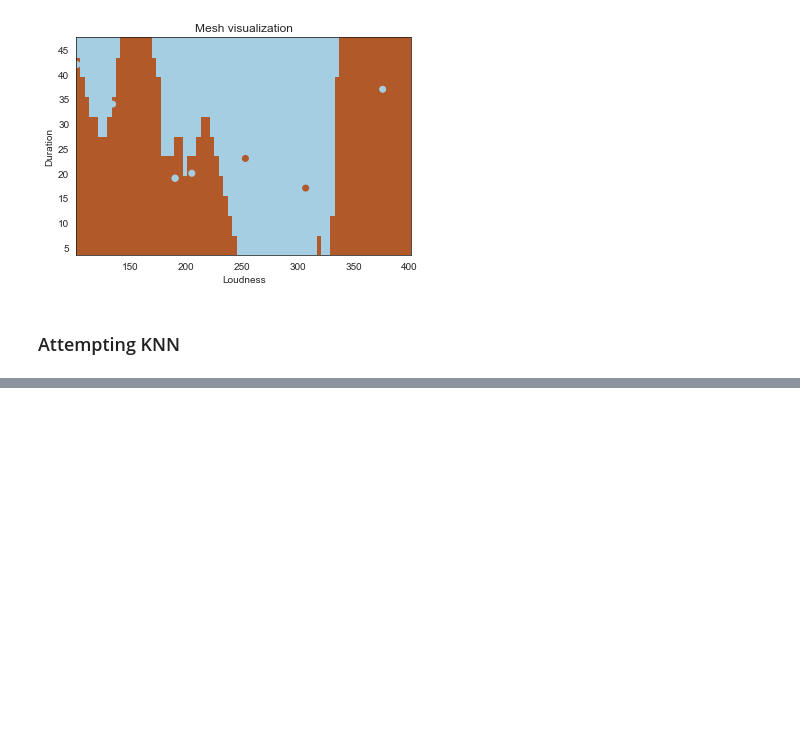
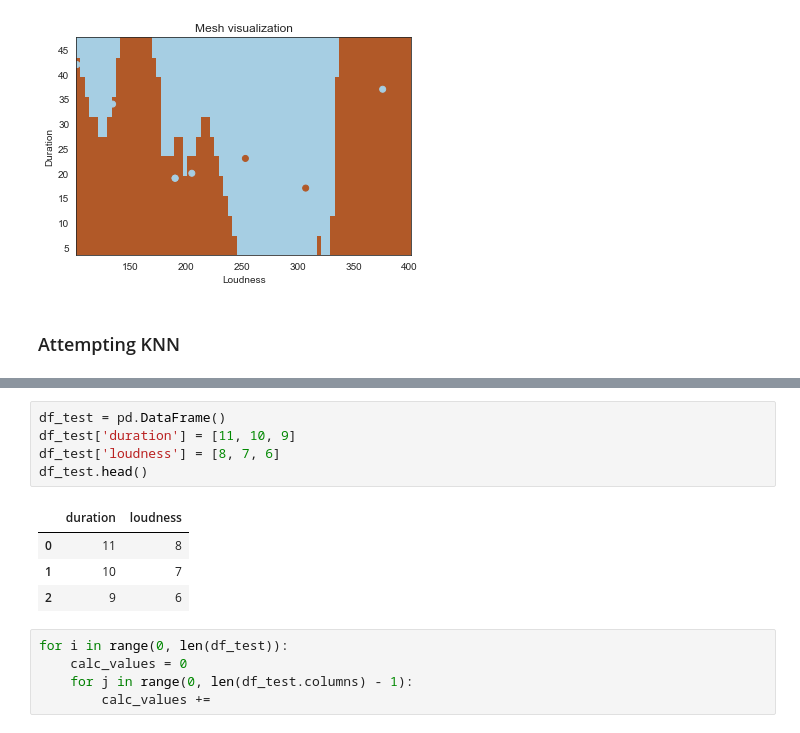
Before and after one commit to MitchellEwing/Drills, a Jupyter notebook: bootcamp/unit3/similarityModels/nearestNeighborAlgorithm.ipynb, the cells around one changed output, grey strips where cells are left out. Saved outputs shown, nothing was run; the diff lists cells and outputs as text; blank space fills up the shorter version.

```diff
--- a/bootcamp/unit3/similarityModels/nearestNeighborAlgorithm.ipynb
+++ b/bootcamp/unit3/similarityModels/nearestNeighborAlgorithm.ipynb
@@ -312,0 +312,15 @@ r
+# %%
+df_test = pd.DataFrame()
+df_test['duration'] = [11, 10, 9]
+df_test['loudness'] = [8, 7, 6]
+df_test.head()
+# %% [output]
+|  | duration | loudness |
+| 0 | 11 | 8 |
+| 1 | 10 | 7 |
+| 2 | 9 | 6 |
+# %%
+for i in range(0, len(df_test)):
+    calc_values = 0
+    for j in range(0, len(df_test.columns) - 1):
+        calc_values +=
```
Also changed, not shown: parts of 11 cells of this notebook.
